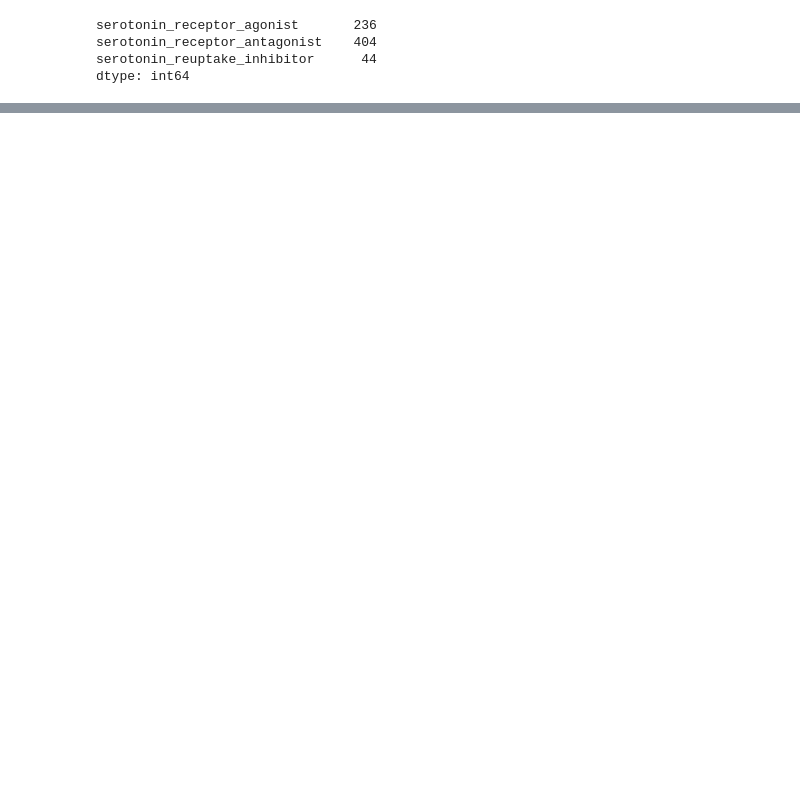
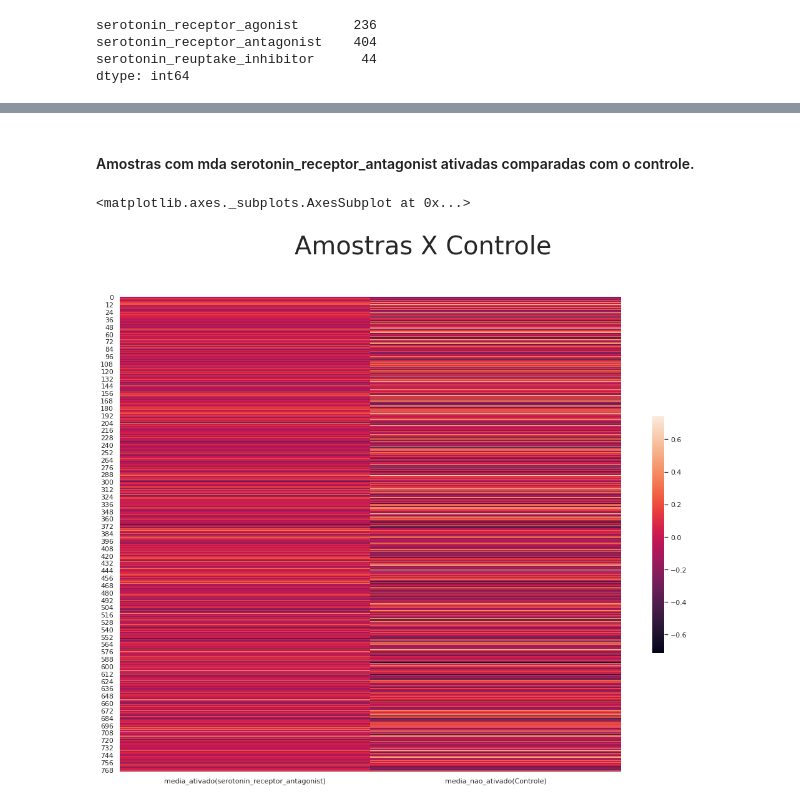
Before and after one commit to guilherme-prado/imersao-dados-desafio-final, a Jupyter notebook: Notebooks/Drug_discovery_Guilherme_Prado.ipynb, the cells around one changed output, grey strips where cells are left out. Cells and saved outputs as stored; diff of their text form; code cells hidden in the pictures; blank space fills up the shorter version.

```diff
--- a/Notebooks/Drug_discovery_Guilherme_Prado.ipynb
+++ b/Notebooks/Drug_discovery_Guilherme_Prado.ipynb
@@ -108,0 +165,15 @@ plot.fig.set_figwidth(9)
+# %%
+query = 'tratamento == "com_droga" and (serotonin_receptor_agonist == 0 and serotonin_receptor_antagonist == 1)'
+
+media_exp_gen_ativ_series = experimento.query(query).loc[:,'g_0':'g_771'].mean()
+media_exp_gen_antagonist = pd.DataFrame({'media_ativado(serotonin_receptor_antagonist)':media_exp_gen_ativ_series.values})
+media_exp_gen_antagonist['media_nao_ativado(Controle)'] = media_exp_gen_controle['media_nao_ativado']
+# %% [markdown]
+#### Amostras com mda serotonin_receptor_antagonist ativadas comparadas com o controle.
+# %%
+f, ax = plt.subplots(figsize=(18, 14))
+f.suptitle('Amostras X Controle', fontsize=40)
+sns.heatmap(media_exp_gen_antagonist, cbar_kws={"shrink": .5})
+# %% [output]
+<matplotlib.axes._subplots.AxesSubplot at 0x...>
+[figure, added]
```
Also changed, not shown: parts of 27 cells of this notebook.
